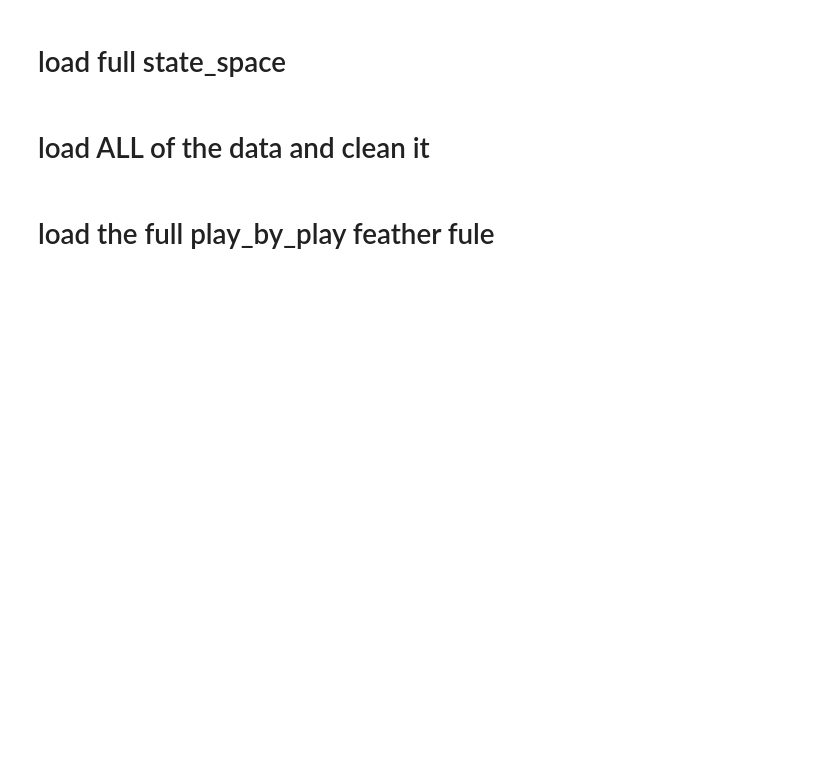
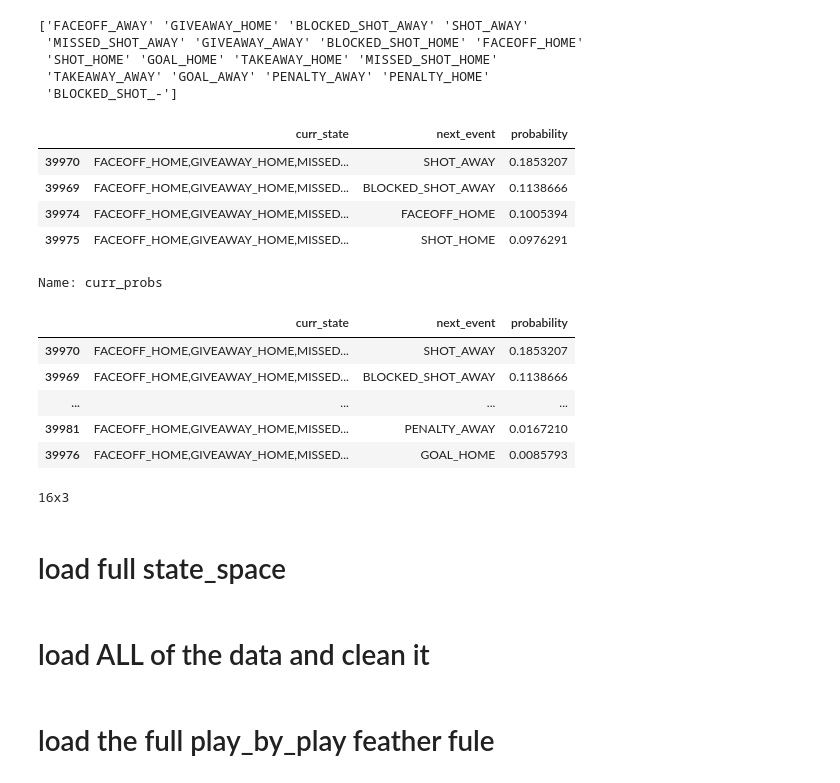
Before and after one commit to jeffxhansen/NHL_Win_Predictor, a Jupyter notebook: jeff.ipynb, the cells around one changed output. Cells and saved outputs as stored; diff of their text form; code cells hidden in the pictures; blank space fills up the shorter version.

```diff
--- a/jeff.ipynb
+++ b/jeff.ipynb
@@ -26,0 +46,43 @@ DATA_PATH = "data/play_by_play/"
+# %%
+print(probs['curr_event'].unique())
+# %% [output]
+['FACEOFF_AWAY' 'GIVEAWAY_HOME' 'BLOCKED_SHOT_AWAY' 'SHOT_AWAY'
+ 'MISSED_SHOT_AWAY' 'GIVEAWAY_AWAY' 'BLOCKED_SHOT_HOME' 'FACEOFF_HOME'
+ 'SHOT_HOME' 'GOAL_HOME' 'TAKEAWAY_HOME' 'MISSED_SHOT_HOME'
+ 'TAKEAWAY_AWAY' 'GOAL_AWAY' 'PENALTY_AWAY' 'PENALTY_HOME'
+ 'BLOCKED_SHOT_-']
+# %%
+prev_events = "SHOT_AWAY,BLOCKED_SHOT_HOME,TAKEAWAY_HOME"
+prev3 = "FACEOFF_HOME"
+prev2 = "GIVEAWAY_HOME"
+prev1 = "MISSED_SHOT_AWAY"
+curr_probs = (probs
+    .loc[
+        (probs['prev3'] == prev3) &
+        (probs['prev2'] == prev2) &
+        (probs['prev1'] == prev1) &
+        (probs['curr_event'] != 'BLOCKED_SHOT_-'),
+        ['prev3', 'prev2', 'prev1', 'curr_event', 'probability_avg']]
+    .copy()
+    .sort_values(by='probability_avg', ascending=False)
+    .rename(columns={'probability_avg': 'probability', 'curr_event':'next_event'})
+)
+#curr_probs = curr_probs.loc[(curr_probs['next_event'] != 'BLOCKED_SHOT_-'), :]
+curr_probs['curr_state'] = curr_probs['prev3'].astype(str) + "," + curr_probs['prev2'].astype(str) + "," + curr_probs['prev1'].astype(str)
+curr_probs = curr_probs[['curr_state', 'next_event', 'probability']]
+display(curr_probs.head(4))
+print_display('curr_probs', globals(), 4)
+# %% [output]
+|  | curr_state | next_event | probability |
+| 39970 | FACEOFF_HOME,GIVEAWAY_HOME,MISSED... | SHOT_AWAY | 0.1853207 |
+| 39969 | FACEOFF_HOME,GIVEAWAY_HOME,MISSED... | BLOCKED_SHOT_AWAY | 0.1138666 |
+| 39974 | FACEOFF_HOME,GIVEAWAY_HOME,MISSED... | FACEOFF_HOME | 0.1005394 |
+| 39975 | FACEOFF_HOME,GIVEAWAY_HOME,MISSED... | SHOT_HOME | 0.0976291 |
+Name: curr_probs
+|  | curr_state | next_event | probability |
+| 39970 | FACEOFF_HOME,GIVEAWAY_HOME,MISSED... | SHOT_AWAY | 0.1853207 |
+| 39969 | FACEOFF_HOME,GIVEAWAY_HOME,MISSED... | BLOCKED_SHOT_AWAY | 0.1138666 |
+| ... | ... | ... | ... |
+| 39981 | FACEOFF_HOME,GIVEAWAY_HOME,MISSED... | PENALTY_AWAY | 0.0167210 |
+| 39976 | FACEOFF_HOME,GIVEAWAY_HOME,MISSED... | GOAL_HOME | 0.0085793 |
+16x3
```
Also changed, not shown: parts of 9 cells of this notebook, 14 other files.
